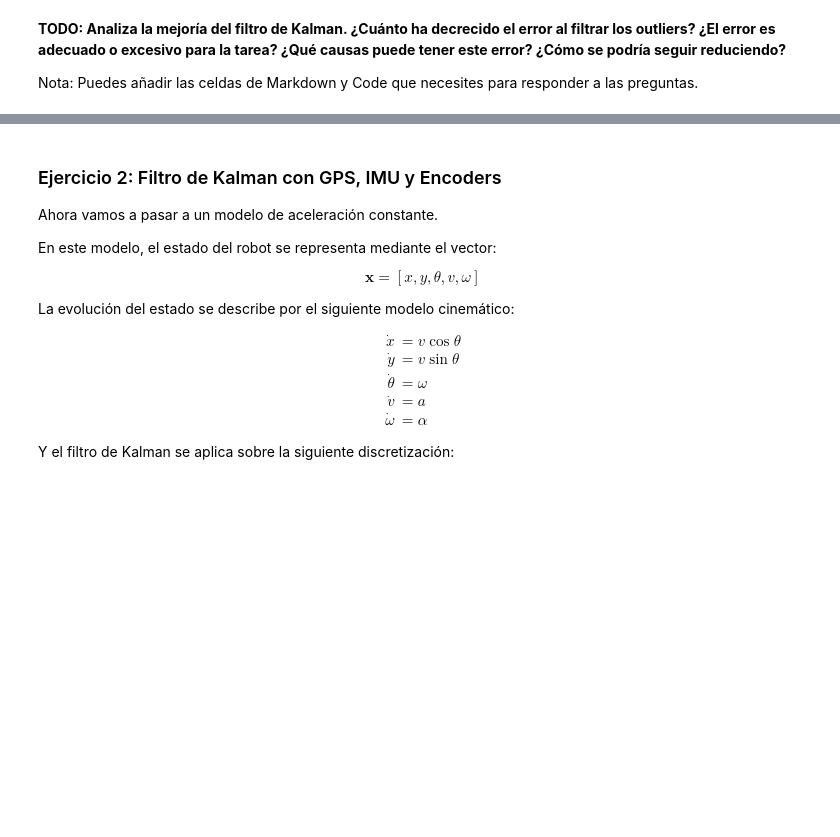
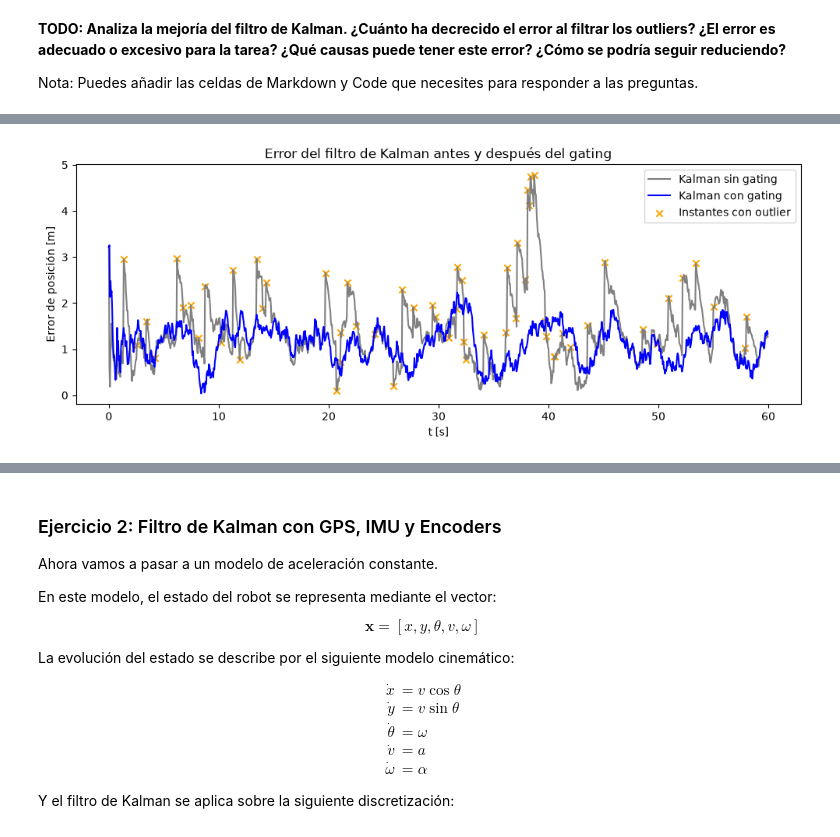
Before and after one commit to milirodriguezv/practica2_optimizacion, a Jupyter notebook: practice.ipynb, the cells around one changed output, grey strips where cells are left out. Saved outputs shown, nothing was run; the diff lists cells and outputs as text; code cells hidden in the pictures; blank space fills up the shorter version.

```diff
--- a/practice.ipynb
+++ b/practice.ipynb
@@ -288,0 +426,75 @@ Nota: Puedes añadir las celdas de Markdown y Code que necesites para responder
+# %%
+# --- Comparación del filtro de Kalman sin gating y con gating ---
+
+z_gps = medidas['gps'][['x_gps', 'y_gps']].values        # medidas del GPS
+es_outlier = medidas['gps']['is_outlier'].values == 1     # qué medidas son outliers de verdad
+posicion_real = gt_array[:, :2]                           # posición real (x, y)
+
+def error_posicion(estimacion):
+    """Distancia (en metros) entre la posición estimada y la real en cada instante."""
+    return np.linalg.norm(estimacion[:, :2] - posicion_real, axis=1)
+
+def rmse(errores):
+    return np.sqrt(np.mean(errores**2))
+
+# 1. Filtro SIN gating
+kf_sin = KalmanFilterGPS(dt=dt, sigma_gps=1.5)
+est_sin = np.array([kf_sin.step(z) for z in z_gps])
+
+# 2. Filtro CON gating (guardamos además qué medidas rechaza)
+kf_con = KalmanFilterGPSwithGating(dt=dt, sigma_gps=1.5)
+est_con = []
+rechazada = []
+for z in z_gps:
+    kf_con.predict()
+    estado_antes = kf_con.x.copy()
+    kf_con.update_gating(z)
+    rechazada.append(np.array_equal(kf_con.x, estado_antes))  # si el estado no cambia, la medida se rechazó
+    est_con.append(kf_con.x.copy())
+est_con = np.array(est_con)
+rechazada = np.array(rechazada)
+
+err_gps = np.linalg.norm(z_gps - posicion_real, axis=1)
+err_sin = error_posicion(est_sin)
+err_con = error_posicion(est_con)
+
+# 3. Resultados
+print("RMSE de posición:")
+print(f"  GPS bruto     : {rmse(err_gps):.2f} m")
+print(f"  Kalman        : {rmse(err_sin):.2f} m")
+print(f"  Kalman+gating : {rmse(err_con):.2f} m")
+print(f"  Mejora por el gating: {100 * (1 - rmse(err_con) / rmse(err_sin)):.0f} %")
+
+print("\nError máximo:")
+print(f"  Kalman        : {err_sin.max():.2f} m")
+print(f"  Kalman+gating : {err_con.max():.2f} m")
+
+print("\n¿Qué medidas ha rechazado el gating?")
+print(f"  Outliers reales               : {es_outlier.sum()}")
+print(f"  Outliers rechazados           : {(rechazada & es_outlier).sum()}")
+print(f"  Medidas buenas rechazadas     : {(rechazada & ~es_outlier).sum()}")
+
+# 4. ¿Sigue habiendo error por el modelo de velocidad constante en la curva?
+centro = posicion_real.mean(axis=0)
+radio_real = np.linalg.norm(posicion_real - centro, axis=1).mean()
+radio_est = np.linalg.norm(est_con[:, :2] - centro, axis=1).mean()
+print(f"\nRadio real del círculo: {radio_real:.2f} m   radio estimado con gating: {radio_est:.2f} m")
+
+# 5. Prueba: con los outliers ya filtrados, podemos subir el ruido de proceso q (de 0.1 a 1)
+kf_q = KalmanFilterGPSwithGating(dt=dt, sigma_gps=1.5)
+kf_q.Q = kf_q.Q * 10
+est_q = np.array([kf_q.step_gating(z) for z in z_gps])
+print(f"Kalman+gating con q=1: RMSE = {rmse(error_posicion(est_q)):.2f} m")
+
+# 6. Gráfica del error a lo largo del tiempo
+t = df_gt['t'].values
+plt.figure(figsize=(12, 4))
+plt.plot(t, err_sin, color='gray', label='Kalman sin gating')
+plt.plot(t, err_con, color='blue', label='Kalman con gating')
+plt.scatter(t[es_outlier], err_sin[es_outlier], color='orange', marker='x', label='Instantes con outlier')
+plt.xlabel('t [s]')
+plt.ylabel('Error de posición [m]')
+plt.title('Error del filtro de Kalman antes y después del gating')
+plt.legend()
+plt.show()
+# %% [output]
@@ -288,0 +518 @@ Nota: Puedes añadir las celdas de Markdown y Code que necesites para responder
+[figure, added]
```
Also changed, not shown: parts of 10 cells of this notebook.
